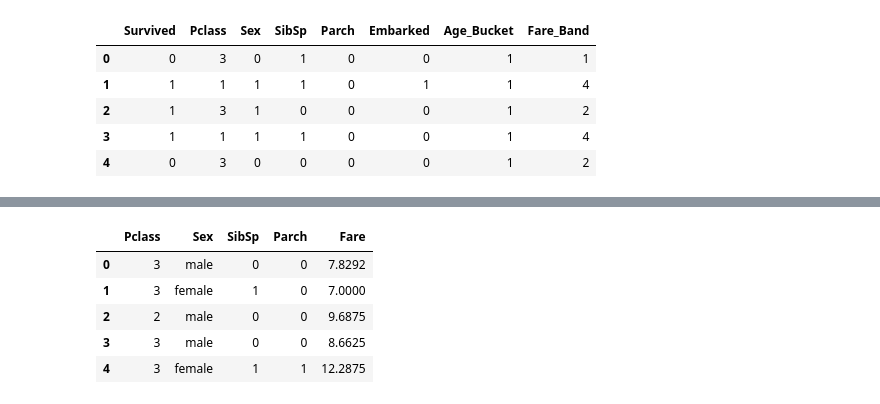
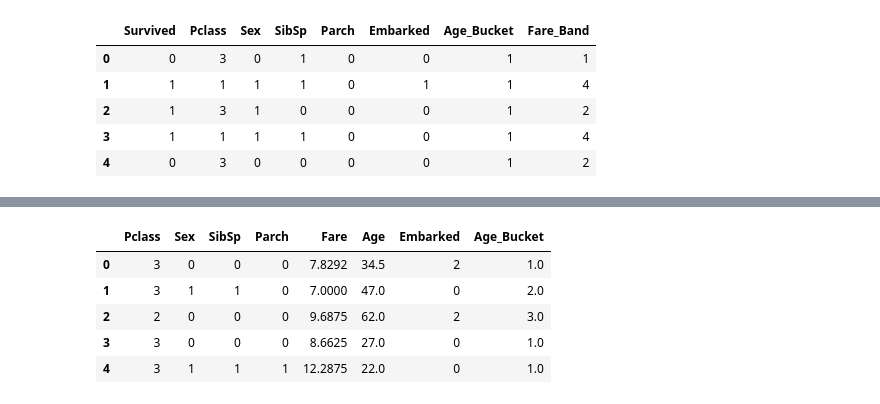
Before and after one commit to ashwin-vx/machine-learnings, a Jupyter notebook: kaggle_titanic_competition.ipynb, the cells around one changed output, grey strips where cells are left out. Cells and saved outputs as stored; diff of their text form; code cells hidden in the pictures.

```diff
--- a/kaggle_titanic_competition.ipynb
+++ b/kaggle_titanic_competition.ipynb
@@ -290,11 +282,4 @@ unseen_data_df.head()
 # %%
-clean_unseen_df = unseen_data_df.filter(['Pclass', 'Sex', 'SibSp', 'Parch', 'Fare'])
+clean_unseen_df = unseen_data_df.filter(['Pclass', 'Sex', 'SibSp', 'Parch', 'Fare', 'Age', 'Embarked'])
 
-clean_unseen_df.head()
+clean_unseen_df["Age_Bucket"] = create_age_buckets(clean_unseen_df["Age"])
-# %% [output]
-|  | Pclass | Sex | SibSp | Parch | Fare |
-| 0 | 3 | male | 0 | 0 | 7.8292 |
-| 1 | 3 | female | 1 | 0 | 7.0000 |
-| 2 | 2 | male | 0 | 0 | 9.6875 |
-| 3 | 3 | male | 0 | 0 | 8.6625 |
-| 4 | 3 | female | 1 | 1 | 12.2875 |
@@ -300,0 +288,10 @@ clean_unseen_df.head()
+# %%
+
+clean_unseen_df["Embarked"] = clean_unseen_df["Embarked"].map({"S":0, "C":1, "Q":2})
+# %% [output]
+|  | Pclass | Sex | SibSp | Parch | Fare | Age | Embarked | Age_Bucket |
+| 0 | 3 | 0 | 0 | 0 | 7.8292 | 34.5 | 2 | 1.0 |
+| 1 | 3 | 1 | 1 | 0 | 7.0000 | 47.0 | 0 | 2.0 |
+| 2 | 2 | 0 | 0 | 0 | 9.6875 | 62.0 | 2 | 3.0 |
+| 3 | 3 | 0 | 0 | 0 | 8.6625 | 27.0 | 0 | 1.0 |
+| 4 | 3 | 1 | 1 | 1 | 12.2875 | 22.0 | 0 | 1.0 |
```
Also changed, not shown: parts of 3 cells of this notebook.
